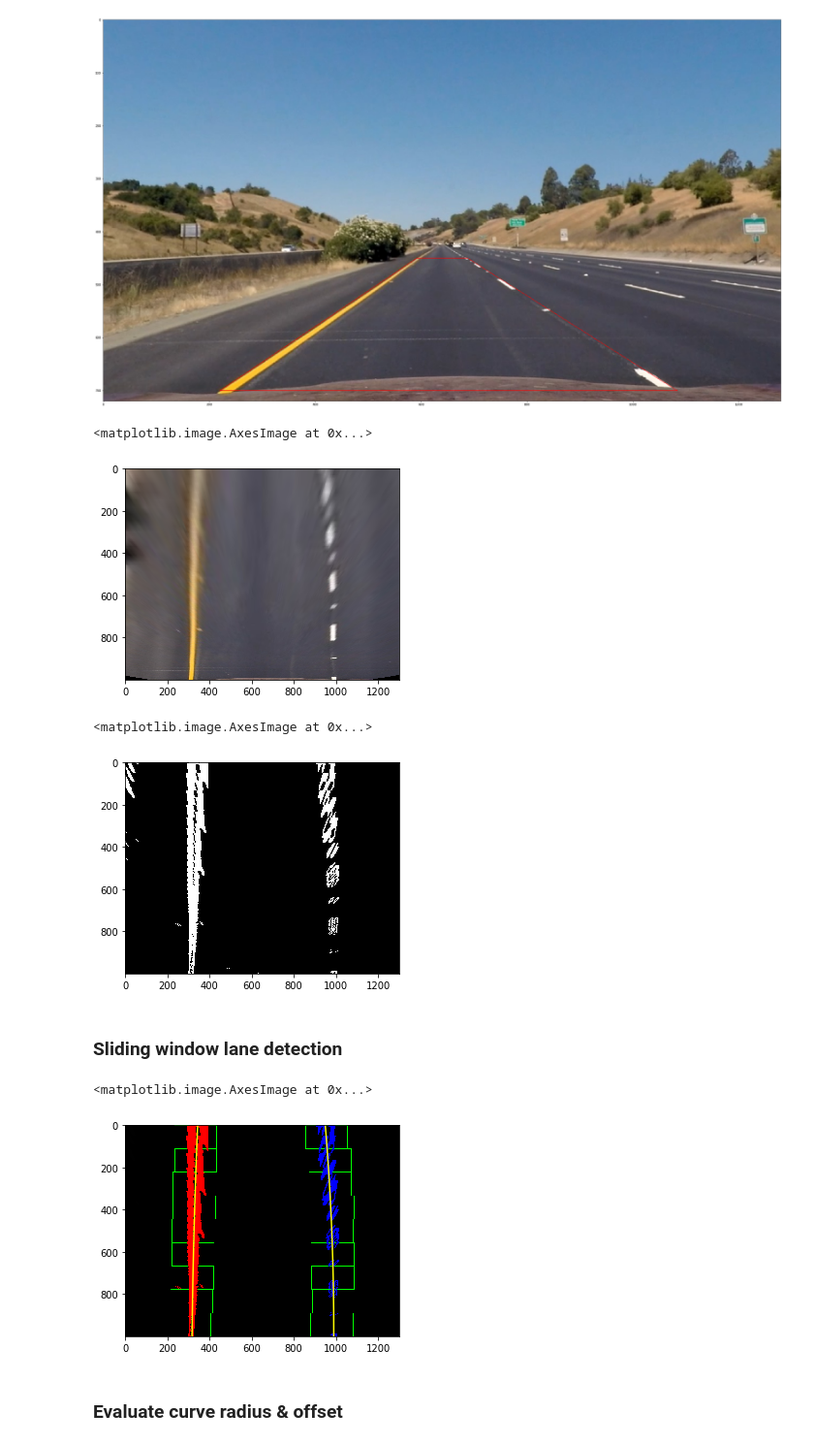
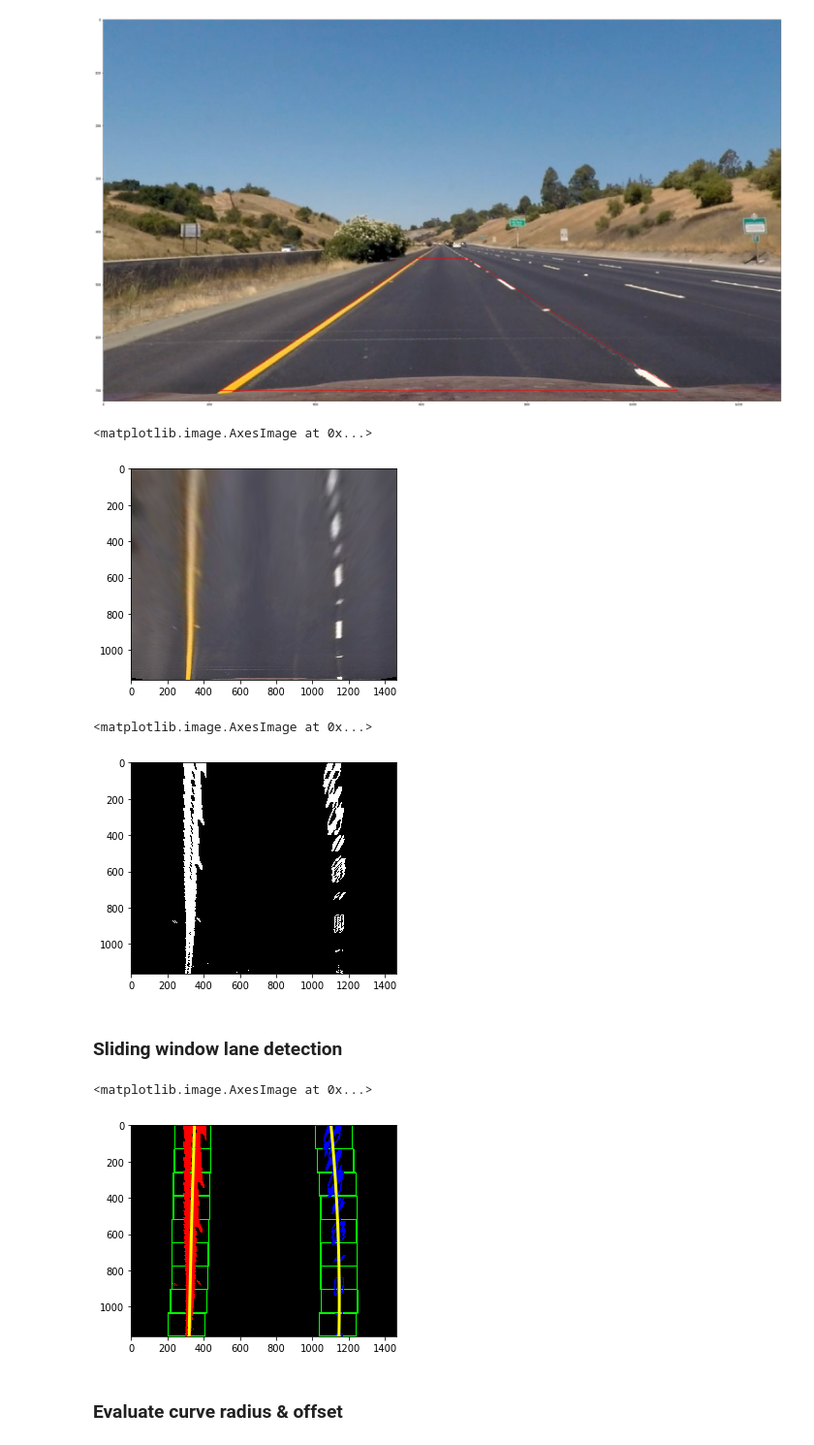
Before and after one commit to pascalnagel/CarND-Advanced-Lane-Lines, a Jupyter notebook: AdvancedLaneLines.ipynb, the cells around one changed output. Shown at 97% size. Saved outputs shown, nothing was run; the diff lists cells and outputs as text; code cells hidden in the pictures.

Commit message:
working version, tracking still to be implemented

```diff
--- a/AdvancedLaneLines.ipynb
+++ b/AdvancedLaneLines.ipynb
@@ -125,14 +117,10 @@ src = np.float32([[592, 450],
                   [688, 450],
                   [1084, 700],
                   [220, 700]])
-#dst = np.float32([[100, 100],
-#                  [600, 100],
-#                  [600, 600],
-#                  [100, 600]])
 dst = np.float32([[300, 300],
-                  [1000, 300],
-                  [1000, 1000],
-                  [300, 1000]])
+                  [300+864, 300],
+                  [300+864, 300+864],
+                  [300, 300+864]])
 # %%
 warp_poly = np.copy(undist)
 cv2.polylines(warp_poly, [np.int32(src)], True,(255,0,0), thickness=1)
@@ -145,18 +133,18 @@ plt.imshow(warp_poly)
 M = cv2.getPerspectiveTransform(src, dst)
 Minv = cv2.getPerspectiveTransform(dst, src)
 # %%
-warped_shape = (1300,1000)
+warped_shape = (1464,1164)
 warped_undist = cv2.warpPerspective(undist, M, warped_shape, flags=cv2.INTER_LINEAR)
 plt.imshow(warped_undist)
 # %% [output]
 <matplotlib.image.AxesImage at 0x...>
-[figure, old version]
+[figure, new version]
 # %%
 binary_warped = cv2.warpPerspective(thresh_binary, M, warped_shape, flags=cv2.INTER_LINEAR)
 plt.imshow(binary_warped, cmap='gray')
 # %% [output]
 <matplotlib.image.AxesImage at 0x...>
-[figure, old version]
+[figure, new version]
 # %% [markdown]
 ### Sliding window lane detection
 # %%
@@ -206,9 +194,9 @@ def find_lane_pixels(binary_warped):
 
         # Draw the windows on the visualization image
         cv2.rectangle(out_img,(win_xleft_low,win_y_low),
-        (win_xleft_high,win_y_high),(0,255,0), 2)
+        (win_xleft_high,win_y_high),(0,255,0), 5)
         cv2.rectangle(out_img,(win_xright_low,win_y_low),
-        (win_xright_high,win_y_high),(0,255,0), 2)
+        (win_xright_high,win_y_high),(0,255,0), 5)
 
         ### Identify the nonzero pixels in x and y within the window ###
         good_left_inds = [ind for ind in range(len(nonzerox))
@@ -250,43 +238,37 @@ def find_lane_pixels(binary_warped):
 
     return leftx, lefty, rightx, righty, out_img
 
 
 def fit_polynomial(binary_warped):
     # Find our lane pixels first
     leftx, lefty, rightx, righty, out_img = find_lane_pixels(binary_warped)
 
     ### TO-DO: Fit a second order polynomial to each using `np.polyfit` ###
     left_fit = np.polyfit(lefty, leftx, 2)
     right_fit = np.polyfit(righty, rightx, 2)
 
     # Generate x and y values for plotting
     ploty = np.linspace(0, binary_warped.shape[0]-1, binary_warped.shape[0] )
-    try:
-        left_fitx = left_fit[0]*ploty**2 + left_fit[1]*ploty + left_fit[2]
-        right_fitx = right_fit[0]*ploty**2 + right_fit[1]*ploty + right_fit[2]
-    except TypeError:
-        # Avoids an error if `left` and `right_fit` are still none or incorrect
-        print('The function failed to fit a line!')
-        left_fitx = 1*ploty**2 + 1*ploty
-        right_fitx = 1*ploty**2 + 1*ploty
+    left_fitx = left_fit[0]*ploty**2 + left_fit[1]*ploty + left_fit[2]
+    right_fitx = right_fit[0]*ploty**2 + right_fit[1]*ploty + right_fit[2]
 
     ## Visualization ##
     # Colors in the left and right lane regions
     out_img[lefty, leftx] = [255, 0, 0]
     out_img[righty, rightx] = [0, 0, 255]
 
     # Plots the left and right polynomials on the lane lines
-    plt.plot(left_fitx, ploty, color='yellow')
-    plt.plot(right_fitx, ploty, color='yellow')
+    plt.plot(left_fitx, ploty, color='yellow', lw=3)
+    plt.plot(right_fitx, ploty, color='yellow', lw=3)
 
     return out_img, left_fit, right_fit
 
 
 out_img, left_fit, right_fit = fit_polynomial(binary_warped)
 
 plt.imshow(out_img)
 # %% [output]
 <matplotlib.image.AxesImage at 0x...>
-[figure, old version]
+[figure, new version]
 # %% [markdown]
 ### Evaluate curve radius & offset
```
Also changed, not shown: parts of 16 cells of this notebook, 3 other files.
